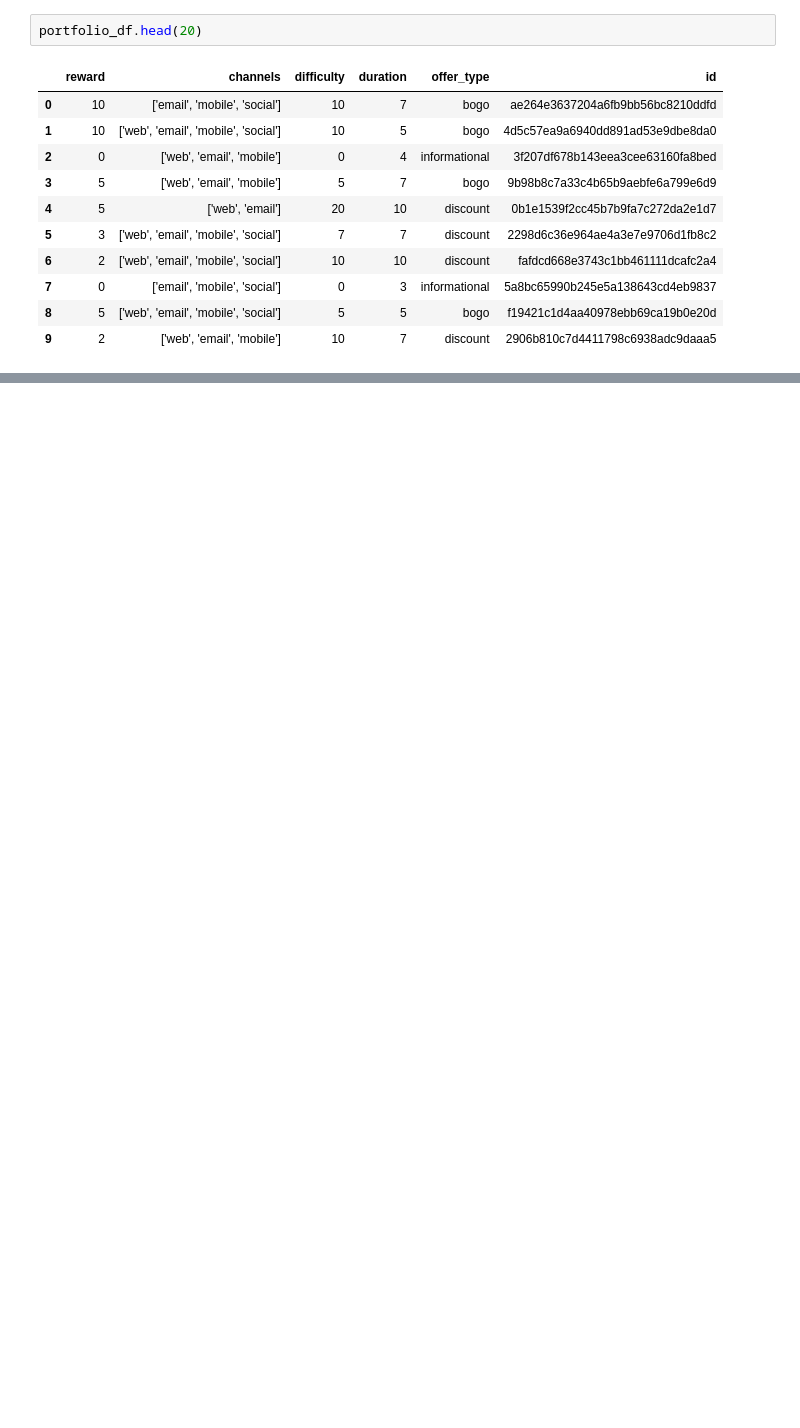
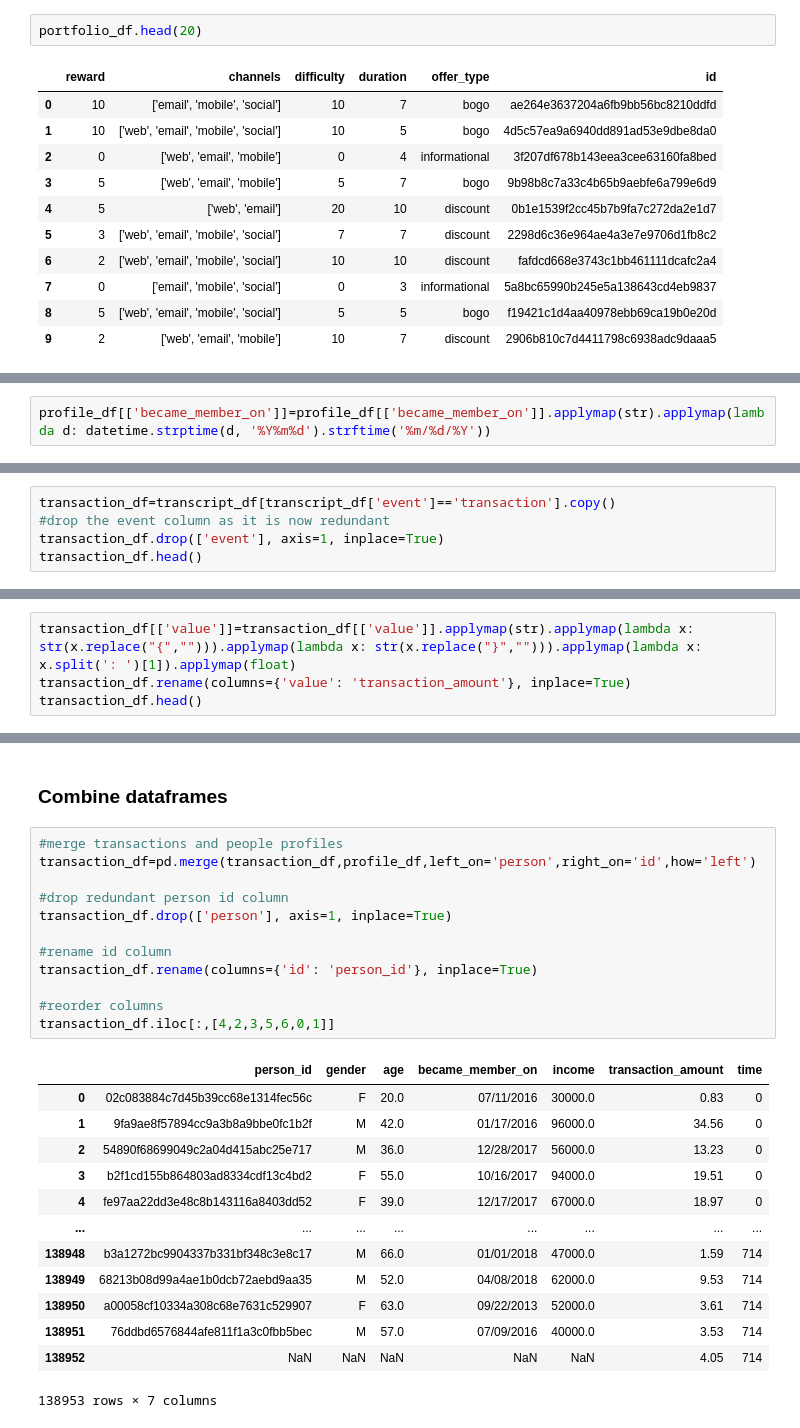
Before and after one commit to nthammadi-uncc/StarbucksPromotionAnalysis, a Jupyter notebook: Jupyter Notebooks/Exploratory_Data_Analysis.ipynb, the cells around one changed output, grey strips where cells are left out. Saved outputs shown, nothing was run; the diff lists cells and outputs as text; blank space fills up the shorter version.

```diff
--- a/Jupyter Notebooks/Exploratory_Data_Analysis.ipynb
+++ b/Jupyter Notebooks/Exploratory_Data_Analysis.ipynb
@@ -53,0 +97,2 @@ profile_df.head(20)
+# %%
+profile_df[['became_member_on']]=profile_df[['became_member_on']].applymap(str).applymap(lambda d: datetime.strptime(d, '%Y%m%d').strftime('%m/%d/%Y'))
@@ -73,0 +298,5 @@ transcript_df.head(20)
+# %%
+transaction_df=transcript_df[transcript_df['event']=='transaction'].copy()
+#drop the event column as it is now redundant
+transaction_df.drop(['event'], axis=1, inplace=True)
+transaction_df.head()
@@ -73,0 +310,4 @@ transcript_df.head(20)
+# %%
+transaction_df[['value']]=transaction_df[['value']].applymap(str).applymap(lambda x: str(x.replace("{",""))).applymap(lambda x: str(x.replace("}",""))).applymap(lambda x: x.split(': ')[1]).applymap(float)
+transaction_df.rename(columns={'value': 'transaction_amount'}, inplace=True)
+transaction_df.head()
@@ -73,0 +453,28 @@ transcript_df.head(20)
+# %% [markdown]
+### Combine dataframes
+# %%
+#merge transactions and people profiles
+transaction_df=pd.merge(transaction_df,profile_df,left_on='person',right_on='id',how='left')
+
+#drop redundant person id column
+transaction_df.drop(['person'], axis=1, inplace=True)
+
+#rename id column
+transaction_df.rename(columns={'id': 'person_id'}, inplace=True)
+
+#reorder columns
+transaction_df.iloc[:,[4,2,3,5,6,0,1]]
+# %% [output]
+|  | person_id | gender | age | became_member_on | income | transaction_amount | time |
+| 0 | 02c083884c7d45b39cc68e1314fec56c | F | 20.0 | 07/11/2016 | 30000.0 | 0.83 | 0 |
+| 1 | 9fa9ae8f57894cc9a3b8a9bbe0fc1b2f | M | 42.0 | 01/17/2016 | 96000.0 | 34.56 | 0 |
+| 2 | 54890f68699049c2a04d415abc25e717 | M | 36.0 | 12/28/2017 | 56000.0 | 13.23 | 0 |
+| 3 | b2f1cd155b864803ad8334cdf13c4bd2 | F | 55.0 | 10/16/2017 | 94000.0 | 19.51 | 0 |
+| 4 | fe97aa22dd3e48c8b143116a8403dd52 | F | 39.0 | 12/17/2017 | 67000.0 | 18.97 | 0 |
+| ... | ... | ... | ... | ... | ... | ... | ... |
+| 138948 | b3a1272bc9904337b331bf348c3e8c17 | M | 66.0 | 01/01/2018 | 47000.0 | 1.59 | 714 |
+| 138949 | 68213b08d99a4ae1b0dcb72aebd9aa35 | M | 52.0 | 04/08/2018 | 62000.0 | 9.53 | 714 |
+| 138950 | a00058cf10334a308c68e7631c529907 | F | 63.0 | 09/22/2013 | 52000.0 | 3.61 | 714 |
+| 138951 | 76ddbd6576844afe811f1a3c0fbb5bec | M | 57.0 | 07/09/2016 | 40000.0 | 3.53 | 714 |
+| 138952 | NaN | NaN | NaN | NaN | NaN | 4.05 | 714 |
+138953 rows × 7 columns
```
Also changed, not shown: parts of 60 cells of this notebook, 13 other files.
